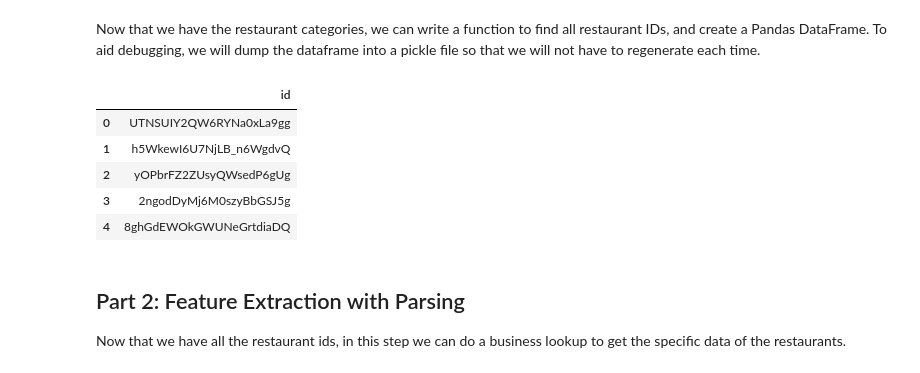
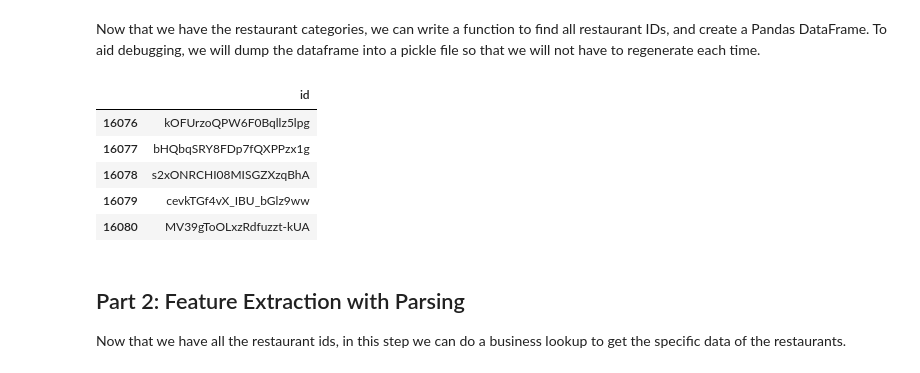
Before and after one commit to sandershihacker/yelp-rating-prediction, a Jupyter notebook: yelp_rating_prediction.ipynb, the cells around one changed output. Cells and saved outputs as stored; diff of their text form; code cells hidden in the pictures.

```diff
--- a/yelp_rating_prediction.ipynb
+++ b/yelp_rating_prediction.ipynb
@@ -143,39 +143,39 @@ def find_restaurants(url, categories):
     @return: A Pandas DataFrame containing the restaurant IDs.
     @rtype: pandas.DataFrame.
     """
     restaurants = []
     for cat in categories:
         params = {
             'term': 'restaurants',
             'location': 'NYC',
             'categories': cat
         }
         content = get_req_json(url, params)
         total = min(1000, content['total'])
         i = 0
         while i < total:
             limit = min(50, total - i)
             params['limit'] = limit
             params['offset'] = i
             content = get_req_json(url, params)
             restaurants.extend([b['id'] for b in content['businesses']])
             i += limit
     return pd.DataFrame({'id': list(set(restaurants))})
 
 # Uncomment the following lines to get the restaurant IDs and recreate the pickle file.
 # restaurants = find_restaurants(SEARCH_URL, categories)
 # pickle.dump(restaurants, open(RESTAURANT_IDS, "wb"))
 
 # Load restaurant IDs from pickle file
 restaurant_ids = pickle.load(open(RESTAURANT_IDS, 'rb'))
-restaurant_ids.head()
+restaurant_ids.tail()
 # %% [output]
 |  | id |
-| 0 | UTNSUIY2QW6RYNa0xLa9gg |
-| 1 | h5WkewI6U7NjLB_n6WgdvQ |
-| 2 | yOPbrFZ2ZUsyQWsedP6gUg |
-| 3 | 2ngodDyMj6M0szyBbGSJ5g |
-| 4 | 8ghGdEWOkGWUNeGrtdiaDQ |
+| 16076 | kOFUrzoQPW6F0Bqllz5lpg |
+| 16077 | bHQbqSRY8FDp7fQXPPzx1g |
+| 16078 | s2xONRCHI08MISGZXzqBhA |
+| 16079 | cevkTGf4vX_IBU_bGlz9ww |
+| 16080 | MV39gToOLxzRdfuzzt-kUA |
 # %% [markdown]
 <a id="step-2"></a>
 
```
Also changed, not shown: parts of 10 cells of this notebook.
